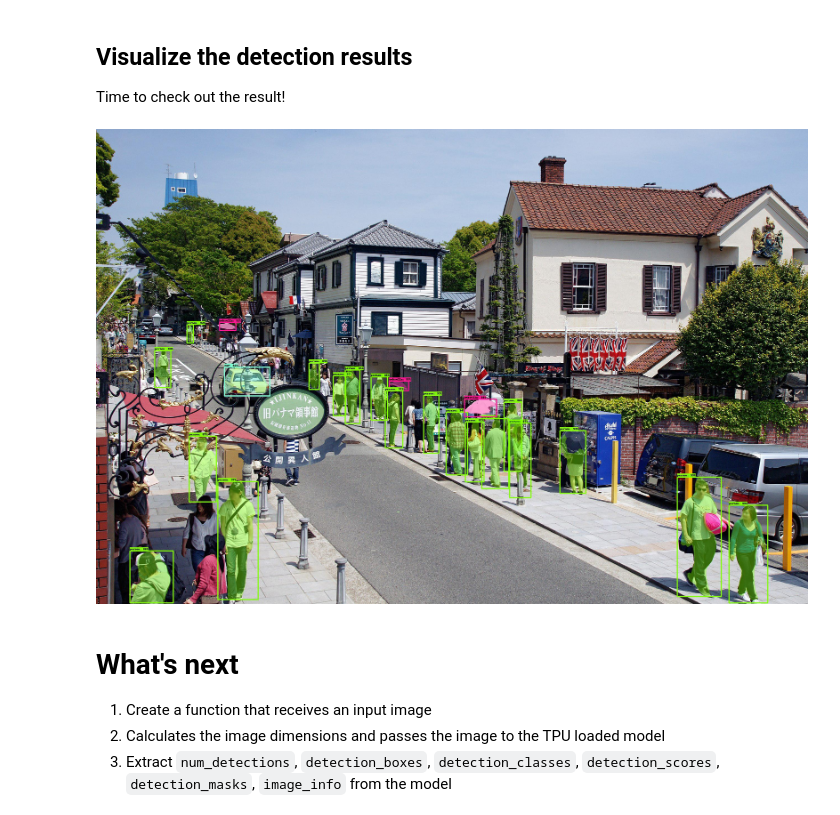
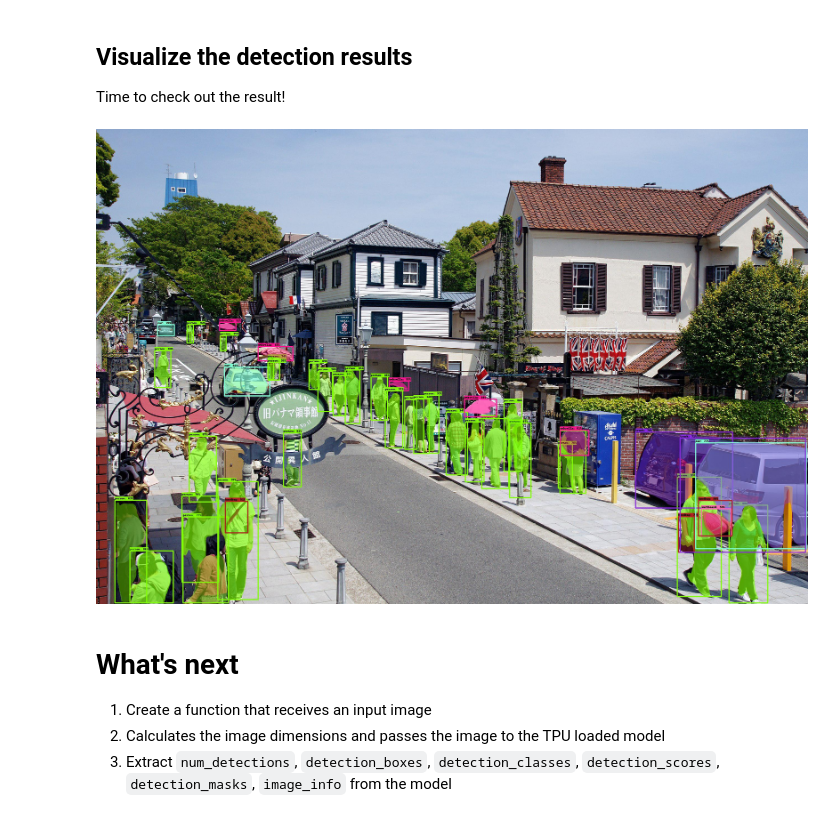
Before and after one commit to vengie/mark_cnn_model, a Jupyter notebook: Mask_R_CNN_Image_Segmentation_new.ipynb, the cells around one changed output. Cells and saved outputs as stored; diff of their text form; code cells hidden in the pictures.

```diff
--- a/Mask_R_CNN_Image_Segmentation_new.ipynb
+++ b/Mask_R_CNN_Image_Segmentation_new.ipynb
@@ -203,23 +210,23 @@ Time to check out the result!
 # %%
 from object_detection import visualization_utils
 max_boxes_to_draw = 50   #@param {type:"integer"}
-min_score_thresh = 0.81    #@param {type:"slider", min:0, max:1, step:0.01}
+min_score_thresh = 0.5    #@param {type:"slider", min:0, max:1, step:0.01}
 
 image_with_detections = visualization_utils.visualize_boxes_and_labels_on_image_array(
     np_image,
     detection_boxes,
     detection_classes,
     detection_scores,
     category_index,
     instance_masks=segmentations,
     use_normalized_coordinates=False,
     max_boxes_to_draw=max_boxes_to_draw,
     min_score_thresh=min_score_thresh)
 output_image_path = 'test_results.jpg'
 Image.fromarray(image_with_detections.astype(np.uint8)).save(output_image_path)
 display.display(display.Image(output_image_path, width=1024))
 # %% [output]
-[figure, old version]
+[figure, new version]
 # %% [markdown]
 # What's next
 
```
Also changed, not shown: parts of 4 cells of this notebook.
